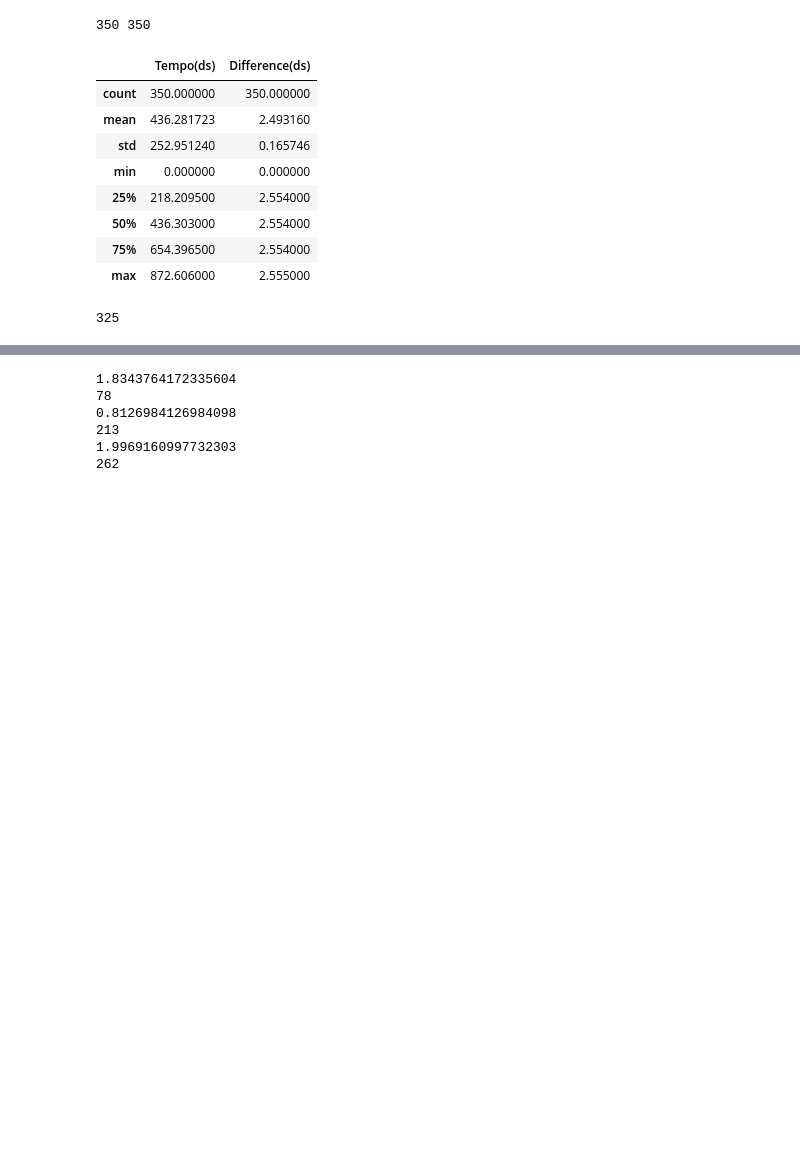
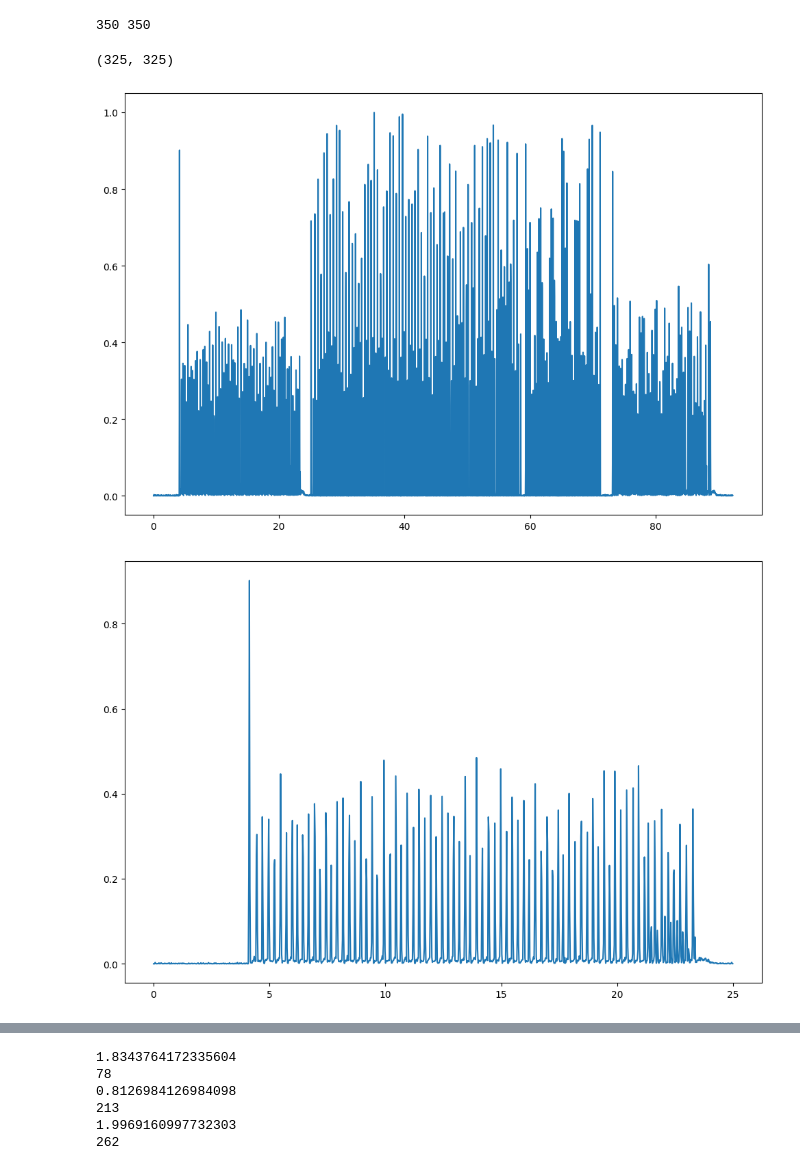
Before and after one commit to MicolGiannelli19/drum_beat_time, a Jupyter notebook: audio_to_data.ipynb, the cells around one changed output, grey strips where cells are left out. Cells and saved outputs as stored; diff of their text form; code cells hidden in the pictures; blank space fills up the shorter version.

Commit message:
inculded plots with strength

```diff
--- a/audio_to_data.ipynb
+++ b/audio_to_data.ipynb
@@ -115,19 +123,31 @@ print(len(metronomo_diff), len(metronome_times))
 data = pd.DataFrame({'Tempo(ds)':metronome_times, 'Difference(ds)': metronomo_diff})
 # %% [output]
 350 350
-# %%
-data.describe()
-# %% [output]
-|  | Tempo(ds) | Difference(ds) |
-| count | 350.000000 | 350.000000 |
-| mean | 436.281723 | 2.493160 |
-| std | 252.951240 | 0.165746 |
-| min | 0.000000 | 0.000000 |
-| 25% | 218.209500 | 2.554000 |
-| 50% | 436.303000 | 2.554000 |
-| 75% | 654.396500 | 2.554000 |
-| max | 872.606000 | 2.555000 |
-# %%
-len(drum_beat_times)
-# %% [output]
-325
+# %%
+onset_env = librosa.onset.onset_strength(y=drum_data, sr=drum_sampling_rate)
+drum_beat_times = librosa.onset.onset_detect(onset_envelope=onset_env, sr=drum_sampling_rate, units='time')
+drum_beat_times
+time_other, onset_strength = librosa.times_like(onset_env), librosa.util.normalize(onset_env)
+other_df = pd.DataFrame({'Times':time_other, 'Onset Strength':onset_strength})
+# %%
+# Filter the df to keep only the rows where onset_strength is greater than 0.5
+onset_df = other_df[other_df['Onset Strength'] > 0.3]
+
+
+# NOTE: difffrent methods record the same nuber of beats so the results are reliable
+len(onset_df), len(drum_beat_times)
+# %% [output]
+(325, 325)
+# %%
+def grafico(df, time_start = 0, time_end = None):
+    plt.figure(figsize=(12, 8))
+    if time_end is not None:
+        df = df[(df['Times'] >= time_start) & (df['Times'] <= time_end)]
+    plt.plot(df['Times'], df['Onset Strength'])
+    plt.show()
+# %%
+grafico(other_df)
+grafico(other_df, time_start = 0, time_end = 25)
+# %% [output]
+[figure, added]
+[figure, added]
```
Also changed, not shown: parts of 6 cells of this notebook.
